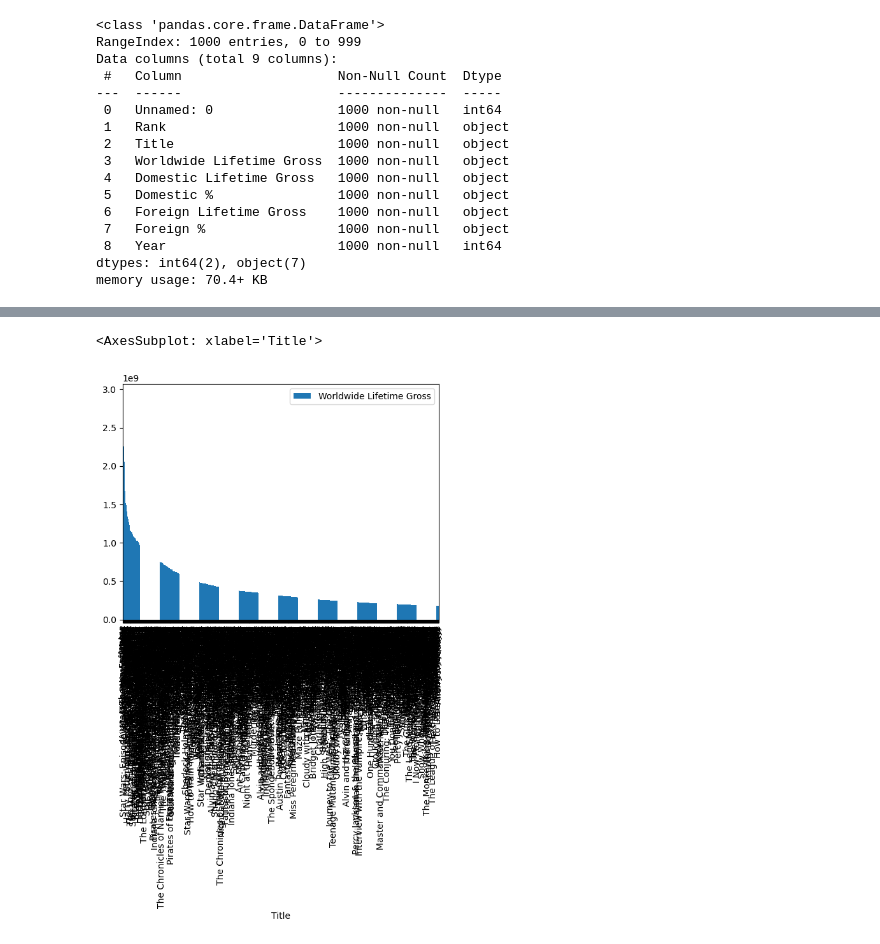
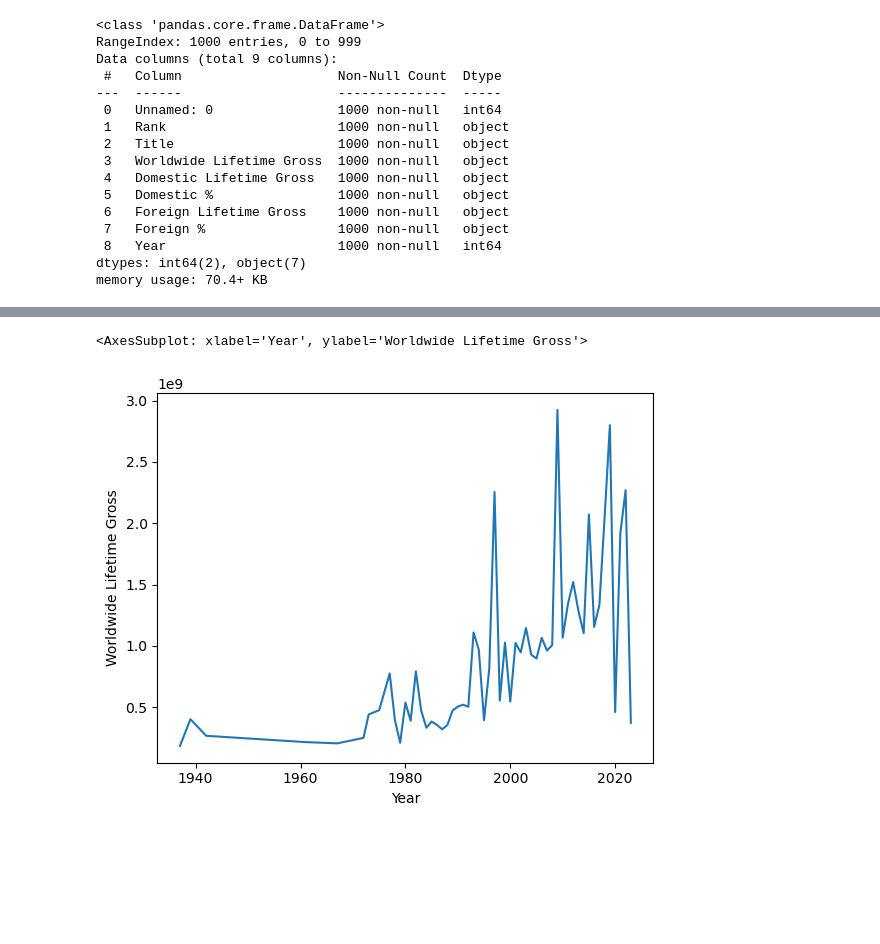
Before and after one commit to HarshaPoda/BoxOfficeData, a Jupyter notebook: boxOffice_Info.ipynb, the cells around one changed output, grey strips where cells are left out. Saved outputs shown, nothing was run; the diff lists cells and outputs as text; code cells hidden in the pictures; blank space fills up the shorter version.

Commit message:
Adding visualizations to data

```diff
--- a/boxOffice_Info.ipynb
+++ b/boxOffice_Info.ipynb
@@ -50,10 +48,3 @@ movies_df.head()
 # %%
 #For the top 1000 box office movie numbers
 #Trying to figure out where the majority of the money came from - either domestic or foreign
-# %%
-#movies_df['Worldwide Lifetime Gross'] = movies_df['Worldwide Lifetime Gross'].str.replace(',', '')
-movies_df['Worldwide Lifetime Gross'] = pd.to_numeric(movies_df['Worldwide Lifetime Gross'])
-movies_df.plot.bar(x="Title", y="Worldwide Lifetime Gross")
-# %% [output]
-<AxesSubplot: xlabel='Title'>
-[figure, removed]
@@ -62,2 +51,7 @@ movies_df.plot.bar(x="Title", y="Worldwide Lifetime Gross")
 # %%
-# Line graph of each year
+# How highest box office gross of each year
+highest_gross_Year =movies_df.loc[movies_df.groupby("Year")["Worldwide Lifetime Gross"].idxmax()]
+sns.lineplot(data=highest_gross_Year, x="Year", y="Worldwide Lifetime Gross")
+# %% [output]
+<AxesSubplot: xlabel='Year', ylabel='Worldwide Lifetime Gross'>
+[figure, added]
```
Also changed, not shown: parts of 7 cells of this notebook.
